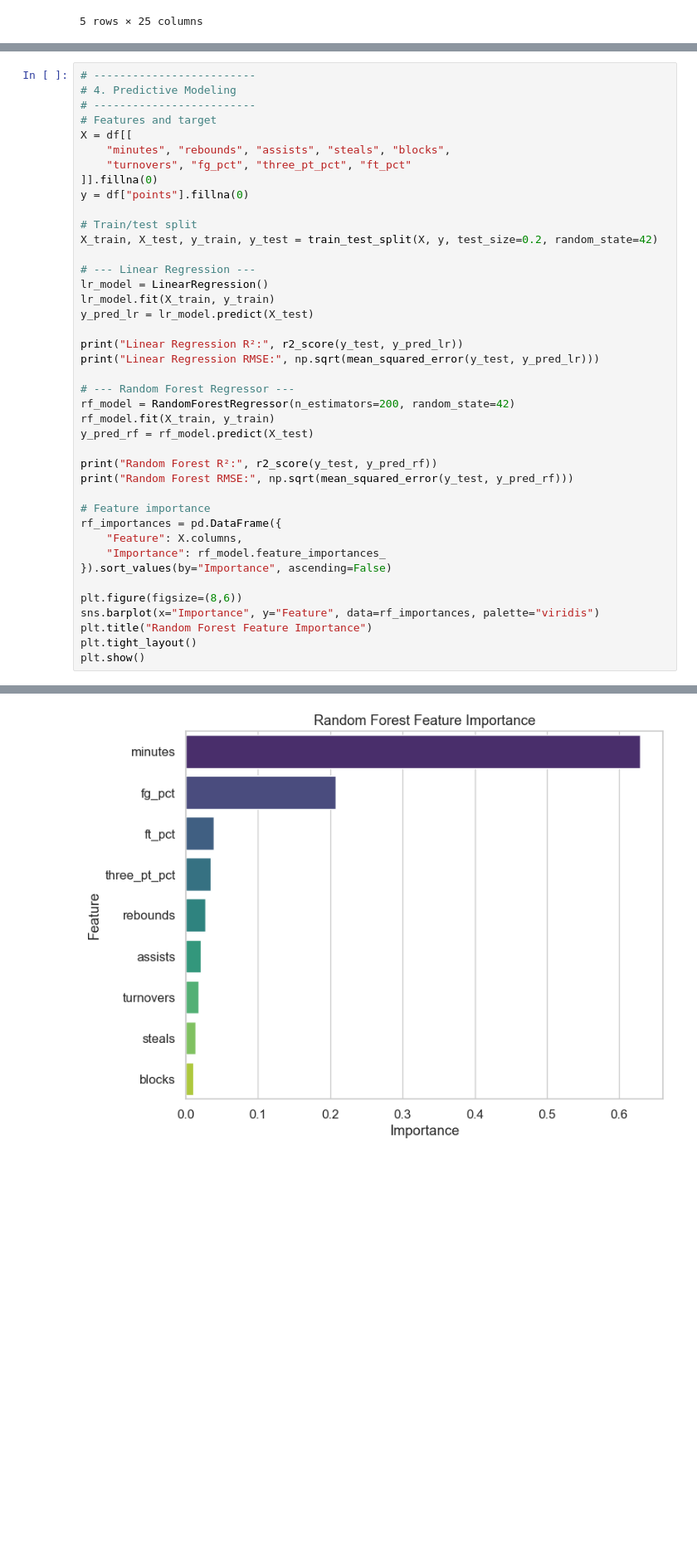
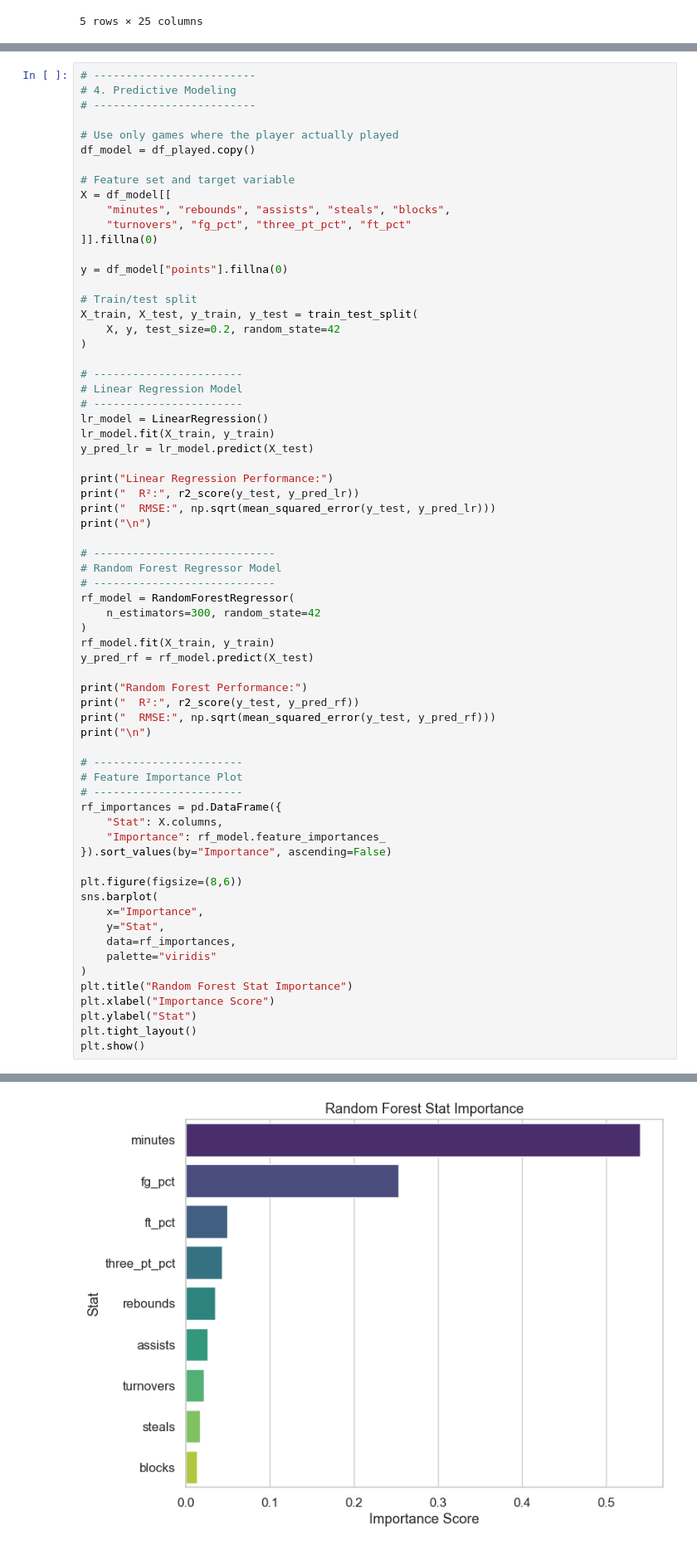
Before and after one commit to mindy0cruz/wnba-capstone, a Jupyter notebook: notebooks/wnba.ipynb, the cells around one changed output, grey strips where cells are left out. Shown at 83% size. Saved outputs shown, nothing was run; the diff lists cells and outputs as text; blank space fills up the shorter version.

```diff
--- a/notebooks/wnba.ipynb
+++ b/notebooks/wnba.ipynb
@@ -231,41 +231,67 @@ plt.show()
 # -------------------------
 # 4. Predictive Modeling
 # -------------------------
-# Features and target
-X = df[[
+
+# Use only games where the player actually played
+df_model = df_played.copy()
+
+# Feature set and target variable
+X = df_model[[
     "minutes", "rebounds", "assists", "steals", "blocks",
     "turnovers", "fg_pct", "three_pt_pct", "ft_pct"
 ]].fillna(0)
-y = df["points"].fillna(0)
+
+y = df_model["points"].fillna(0)
 
 # Train/test split
-X_train, X_test, y_train, y_test = train_test_split(X, y, test_size=0.2, random_state=42)
+X_train, X_test, y_train, y_test = train_test_split(
+    X, y, test_size=0.2, random_state=42
+)
 
-# --- Linear Regression ---
+# -----------------------
+# Linear Regression Model
+# -----------------------
 lr_model = LinearRegression()
 lr_model.fit(X_train, y_train)
 y_pred_lr = lr_model.predict(X_test)
 
-print("Linear Regression R²:", r2_score(y_test, y_pred_lr))
-print("Linear Regression RMSE:", np.sqrt(mean_squared_error(y_test, y_pred_lr)))
+print("Linear Regression Performance:")
+print("  R²:", r2_score(y_test, y_pred_lr))
+print("  RMSE:", np.sqrt(mean_squared_error(y_test, y_pred_lr)))
+print("\n")
 
-# --- Random Forest Regressor ---
-rf_model = RandomForestRegressor(n_estimators=200, random_state=42)
+# ----------------------------
+# Random Forest Regressor Model
+# ----------------------------
+rf_model = RandomForestRegressor(
+    n_estimators=300, random_state=42
+)
 rf_model.fit(X_train, y_train)
 y_pred_rf = rf_model.predict(X_test)
 
-print("Random Forest R²:", r2_score(y_test, y_pred_rf))
-print("Random Forest RMSE:", np.sqrt(mean_squared_error(y_test, y_pred_rf)))
+print("Random Forest Performance:")
+print("  R²:", r2_score(y_test, y_pred_rf))
+print("  RMSE:", np.sqrt(mean_squared_error(y_test, y_pred_rf)))
+print("\n")
 
-# Feature importance
+# -----------------------
+# Feature Importance Plot
+# -----------------------
 rf_importances = pd.DataFrame({
-    "Feature": X.columns,
+    "Stat": X.columns,
     "Importance": rf_model.feature_importances_
 }).sort_values(by="Importance", ascending=False)
 
 plt.figure(figsize=(8,6))
-sns.barplot(x="Importance", y="Feature", data=rf_importances, palette="viridis")
-plt.title("Random Forest Feature Importance")
+sns.barplot(
+    x="Importance",
+    y="Stat",
+    data=rf_importances,
+    palette="viridis"
+)
+plt.title("Random Forest Stat Importance")
+plt.xlabel("Importance Score")
+plt.ylabel("Stat")
 plt.tight_layout()
 plt.show()
 # %% [output]
@@ -279 +309 @@ Passing `palette` without assigning `hue` is deprecated and will be removed in v
-[figure, old version]
+[figure, new version]
```
Also changed, not shown: parts of 2 cells of this notebook, 9 other files.
